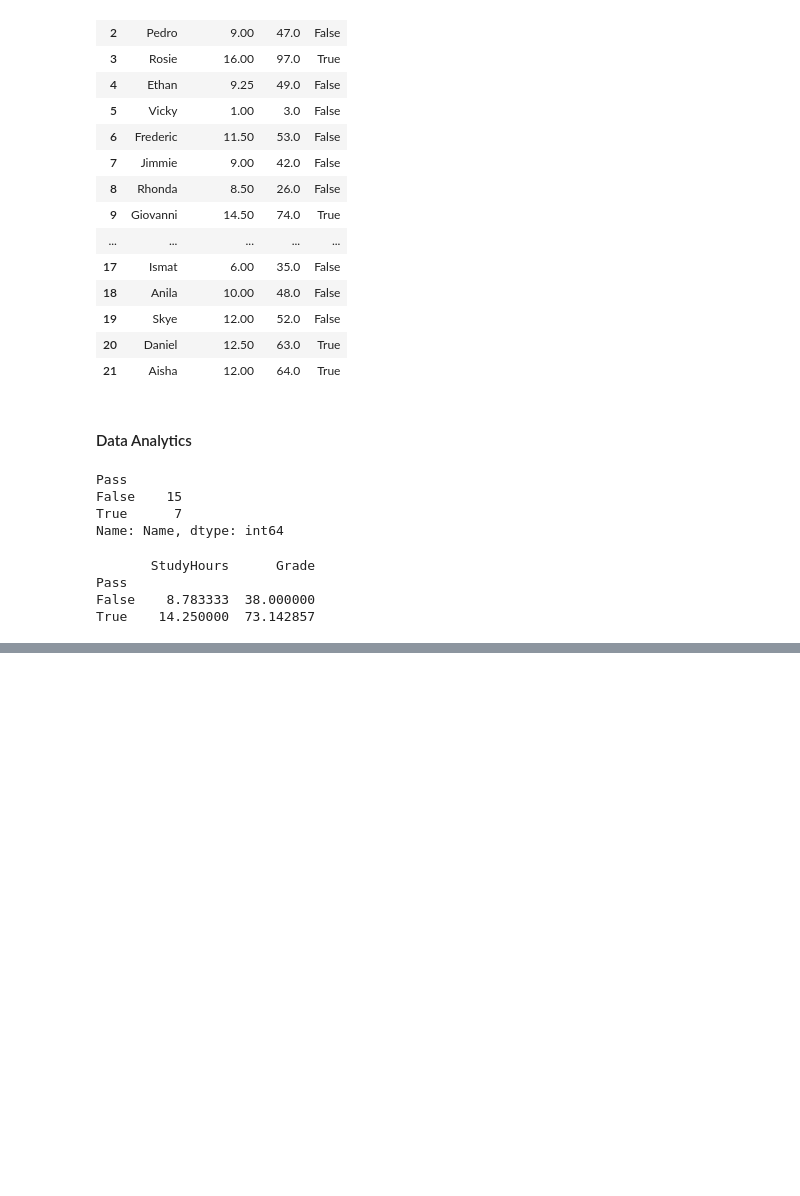
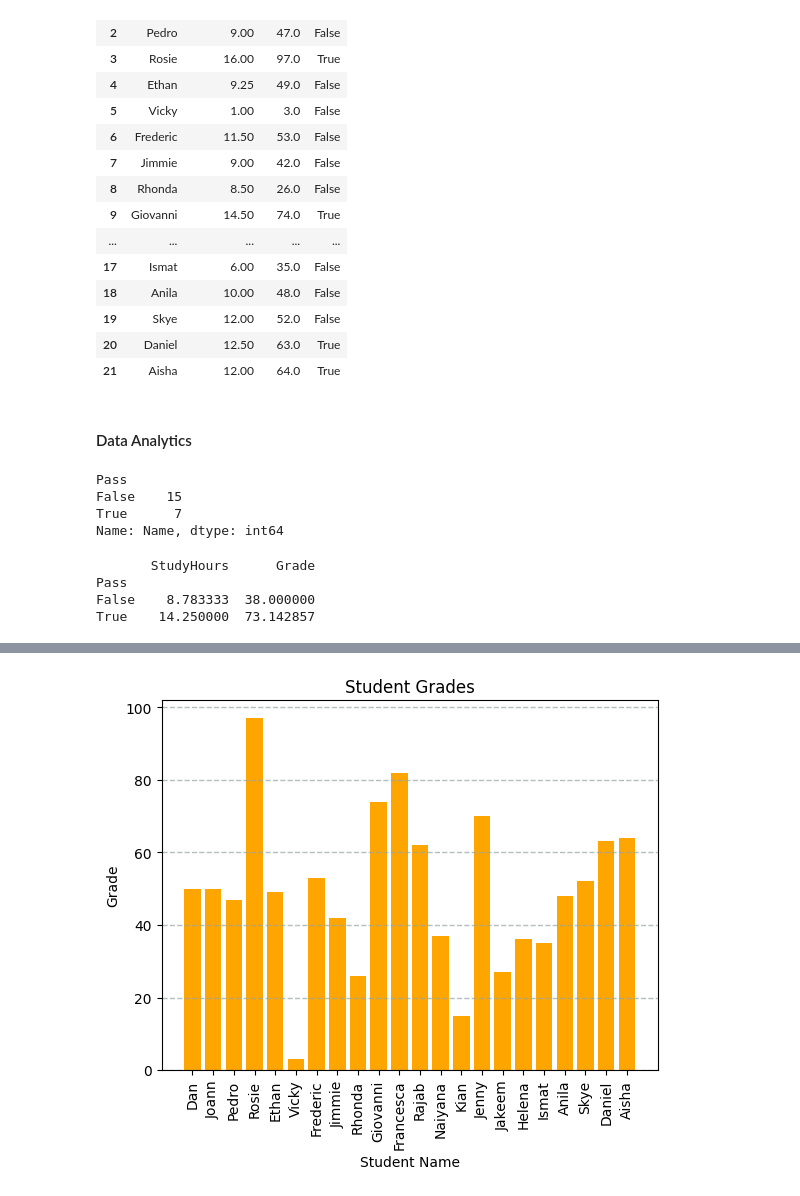
Before and after one commit to coder7475/ml-fundamentals, a Jupyter notebook: notebooks/1_data_exploration/data_exploration_with_python.ipynb, the cells around one changed output, grey strips where cells are left out. Cells and saved outputs as stored; diff of their text form; code cells hidden in the pictures; blank space fills up the shorter version.

Commit message:
feat: create a bar plot of student name vs grade

```diff
--- a/notebooks/1_data_exploration/data_exploration_with_python.ipynb
+++ b/notebooks/1_data_exploration/data_exploration_with_python.ipynb
@@ -349,0 +368,20 @@ True    14.250000  73.142857
+# %%
+# Ensure plots are displayed inline in the notebook
+%matplotlib inline
+
+import matplotlib.pyplot as plt
+
+# Create a bar plot of name vs grade
+plt.bar(x=df_students.Name, height=df_students.Grade, color='orange')
+
+# Customize the chart
+plt.title('Student Grades')
+plt.xlabel('Student Name')
+plt.ylabel('Grade')
+plt.grid(color='#95a5a6', axis='y', alpha=0.7, linewidth=1, linestyle='--')
+plt.xticks(rotation=90)
+
+# Display the plot
+plt.show()
+# %% [output]
+[figure, added]
```
Also changed, not shown: parts of 19 cells of this notebook.
